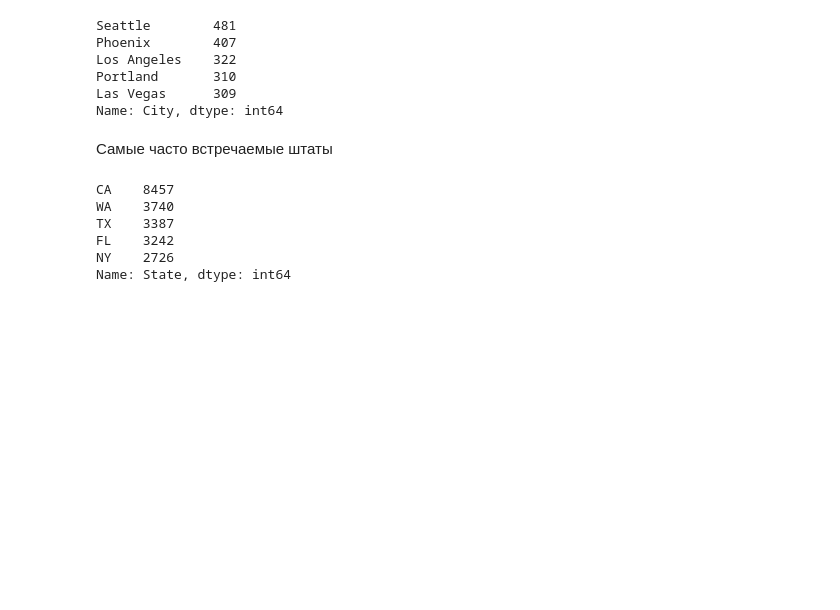
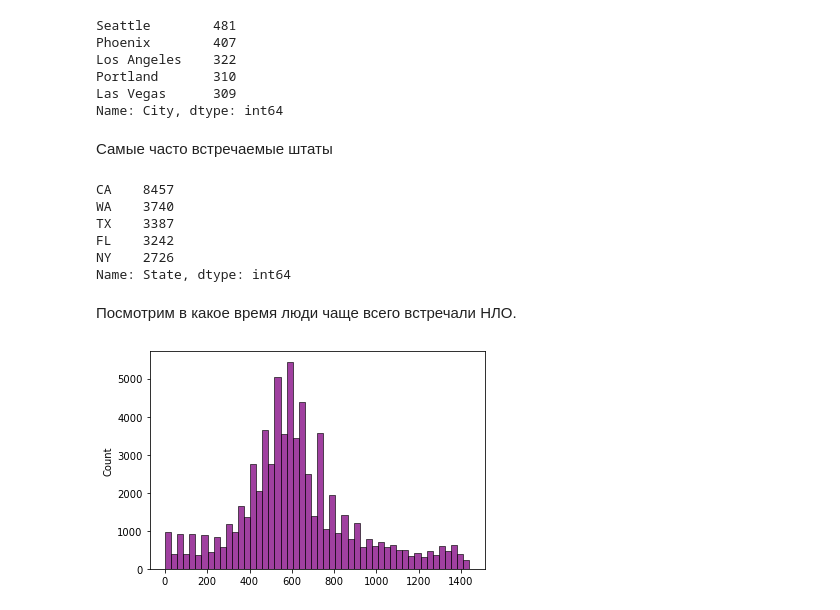
Before and after one commit to Hlibisev/statistics_course, a Jupyter notebook: MHW2_EDA.ipynb, the cells around one changed output. Drawn from its saved outputs; the diff is of its cells as text; code cells hidden in the pictures; blank space fills up the shorter version.

```diff
--- a/MHW2_EDA.ipynb
+++ b/MHW2_EDA.ipynb
@@ -100,5 +100,3 @@ sns.histplot(data['Date / Time'], bins=50, color='purple');
 sns.histplot(data['Posted'], bins=50, color='purple');
 # %% [output]
 [figure]
-# %%
-data['Shape'] = data['Shape'].str.lower()
@@ -134,3 +143,15 @@ TX    3387
 FL    3242
 NY    2726
 Name: State, dtype: int64
+# %% [markdown]
+Посмотрим в какое время люди чаще всего встречали НЛО.
+# %%
+date = pd.DatetimeIndex(data['Date / Time'])
+minutes = (date.minute + date.hour * 60).to_numpy()
+minutes[24572] = 0
+minutes_after_12_am = np.where(minutes < 12*60, minutes + 12*60, minutes - 12*60)
+
+
+sns.histplot(minutes_after_12_am, bins=50, color='purple');
+# %% [output]
+[figure, added]
```
Also changed, not shown: parts of 10 cells of this notebook, 1 other file.
